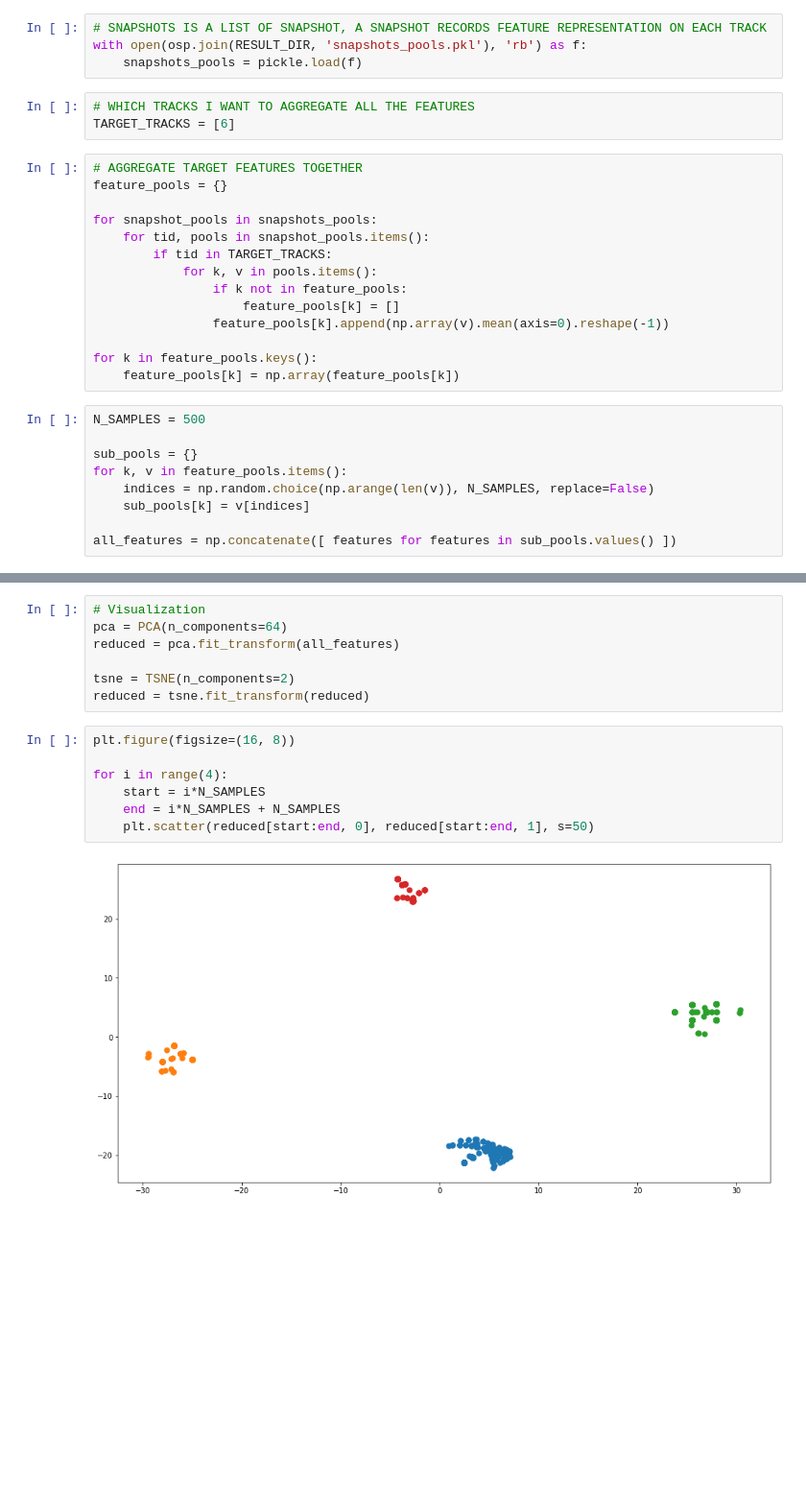
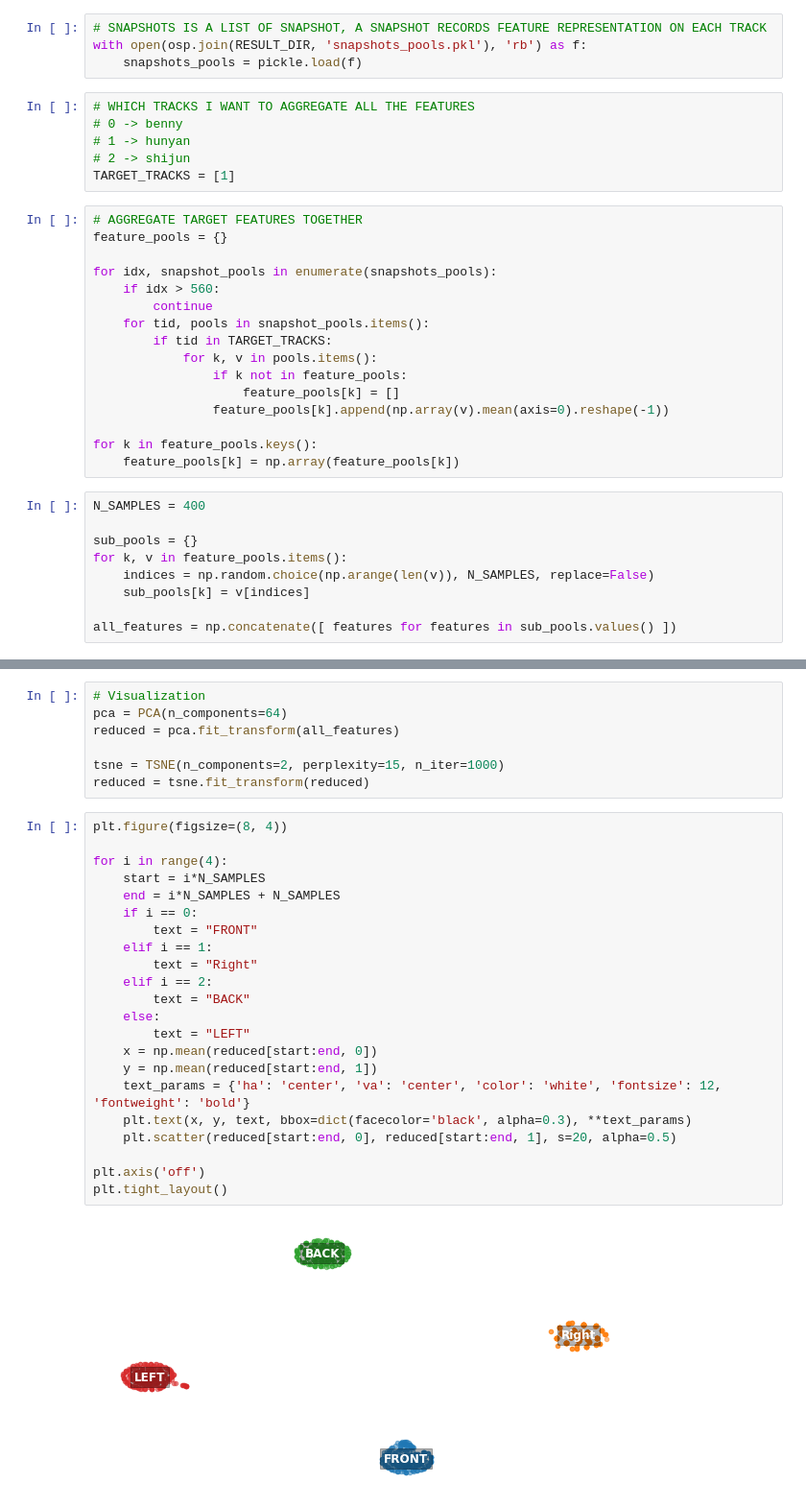
Before and after one commit to johnnylord/context-aware-tracker, a Jupyter notebook: notebook/oriented-feature-analysis.ipynb, the cells around one changed output, grey strips where cells are left out. Shown at 96% size. Cells and saved outputs as stored; diff of their text form; blank space fills up the shorter version.

```diff
--- a/notebook/oriented-feature-analysis.ipynb
+++ b/notebook/oriented-feature-analysis.ipynb
@@ -36,12 +36,17 @@ with open(osp.join(RESULT_DIR, 'snapshots_pools.pkl'), 'rb') as f:
     snapshots_pools = pickle.load(f)
 # %%
 # WHICH TRACKS I WANT TO AGGREGATE ALL THE FEATURES
-TARGET_TRACKS = [6]
+# 0 -> benny
+# 1 -> hunyan
+# 2 -> shijun
+TARGET_TRACKS = [1]
 # %%
 # AGGREGATE TARGET FEATURES TOGETHER
 feature_pools = {}
 
-for snapshot_pools in snapshots_pools:
+for idx, snapshot_pools in enumerate(snapshots_pools):
+    if idx > 560:
+        continue
     for tid, pools in snapshot_pools.items():
         if tid in TARGET_TRACKS:
             for k, v in pools.items():
@@ -52,7 +57,7 @@ for snapshot_pools in snapshots_pools:
 for k in feature_pools.keys():
     feature_pools[k] = np.array(feature_pools[k])
 # %%
-N_SAMPLES = 500
+N_SAMPLES = 400
 
 sub_pools = {}
 for k, v in feature_pools.items():
@@ -69,14 +70,29 @@ all_features.shape
 pca = PCA(n_components=64)
 reduced = pca.fit_transform(all_features)
 
-tsne = TSNE(n_components=2)
+tsne = TSNE(n_components=2, perplexity=15, n_iter=1000)
 reduced = tsne.fit_transform(reduced)
 # %%
-plt.figure(figsize=(16, 8))
+plt.figure(figsize=(8, 4))
 
 for i in range(4):
     start = i*N_SAMPLES
     end = i*N_SAMPLES + N_SAMPLES
-    plt.scatter(reduced[start:end, 0], reduced[start:end, 1], s=50)
+    if i == 0:
+        text = "FRONT"
+    elif i == 1:
+        text = "Right"
+    elif i == 2:
+        text = "BACK"
+    else:
+        text = "LEFT"
+    x = np.mean(reduced[start:end, 0])
+    y = np.mean(reduced[start:end, 1])
+    text_params = {'ha': 'center', 'va': 'center', 'color': 'white', 'fontsize': 12, 'fontweight': 'bold'}
+    plt.text(x, y, text, bbox=dict(facecolor='black', alpha=0.3), **text_params)
+    plt.scatter(reduced[start:end, 0], reduced[start:end, 1], s=20, alpha=0.5)
+
+plt.axis('off')
+plt.tight_layout()
 # %% [output]
-[figure, old version]
+[figure, new version]
```
Also changed, not shown: parts of 3 cells of this notebook, 2 other files.
